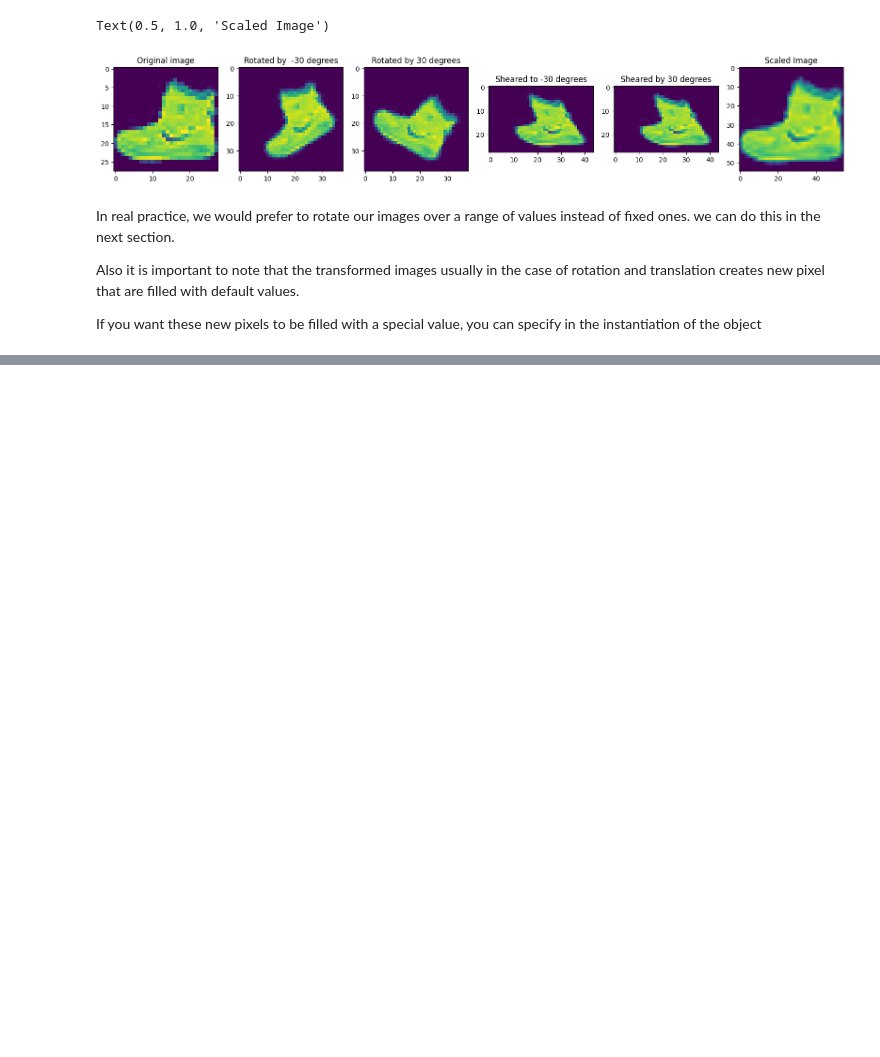
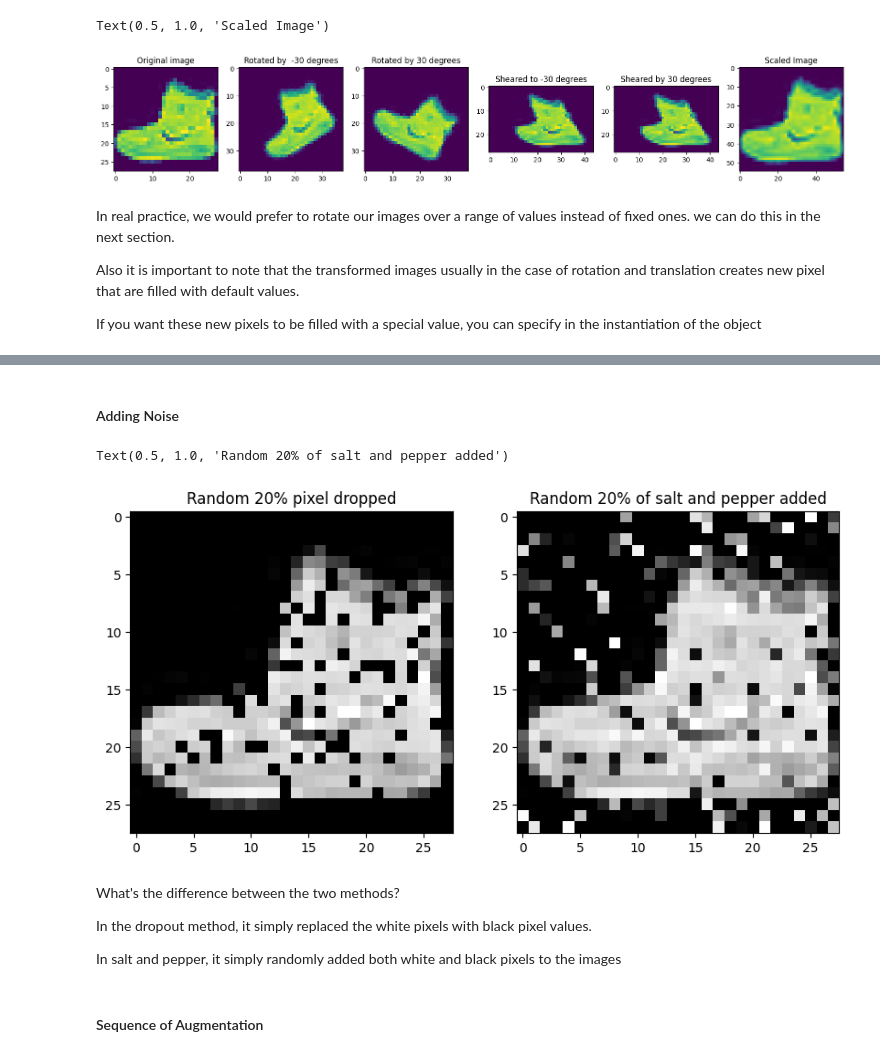
Before and after one commit to eniangnsa/Computer-Vision, a Jupyter notebook: Chapter-4/image_augmentation.ipynb, the cells around one changed output, grey strips where cells are left out. Drawn from its saved outputs; the diff is of its cells as text; code cells hidden in the pictures; blank space fills up the shorter version.

```diff
--- a/Chapter-4/image_augmentation.ipynb
+++ b/Chapter-4/image_augmentation.ipynb
@@ -177,0 +212,24 @@ But on the other hand, let's say if the  data we're trying to predict contains d
+# %% [markdown]
+####  Adding Noise
+# %%
+plt.figure(figsize=(10,10))
+plt.subplot(121)
+aug_dropout = iaa.Dropout(p=0.2)
+plt.imshow(aug_dropout.augment_image(img), cmap='gray', vmin=0, vmax=255)
+plt.title("Random 20% pixel dropped")
+
+plt.subplot(122)
+aug_salt_pepper = iaa.SaltAndPepper(0.2)
+plt.imshow(aug_salt_pepper.augment_image(img), cmap='gray', vmin=0, vmax=255)
+plt.title("Random 20% of salt and pepper added")
+# %% [output]
+Text(0.5, 1.0, 'Random 20% of salt and pepper added')
+[figure, added]
+# %% [markdown]
+What's the difference between the two methods?
+
+In the dropout method, it simply replaced the white pixels with black pixel values.
+
+In salt and pepper, it simply randomly added both white and black pixels to the images
+# %% [markdown]
+#### Sequence of Augmentation
```
Also changed, not shown: parts of 10 cells of this notebook.
